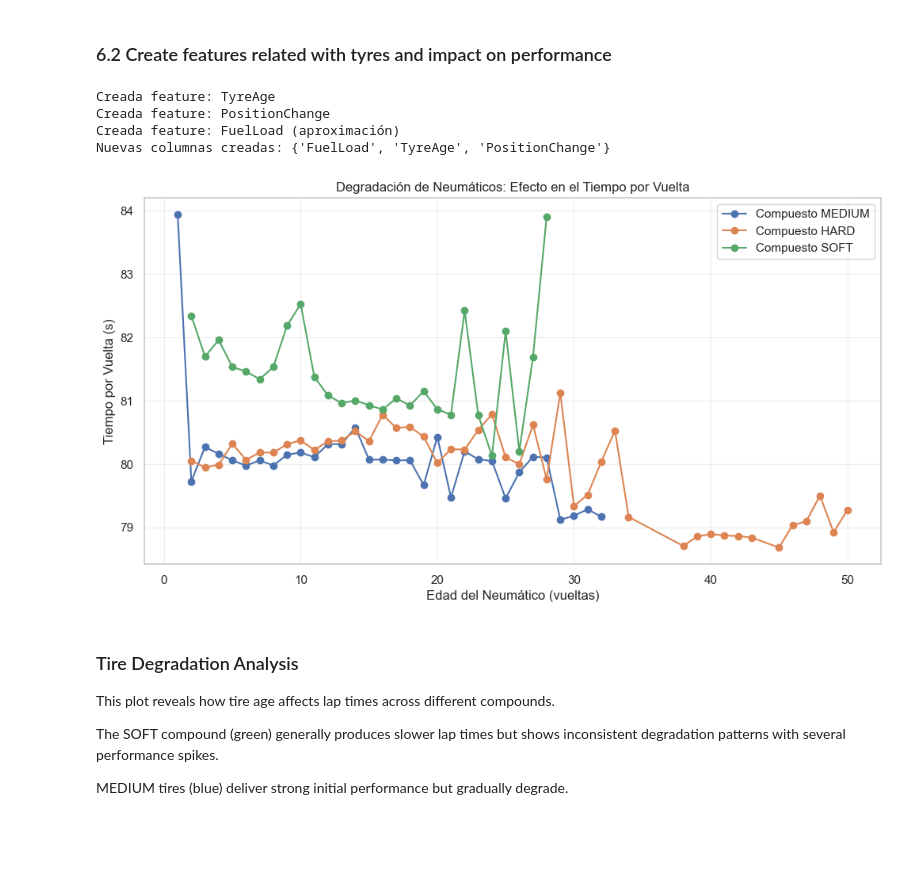
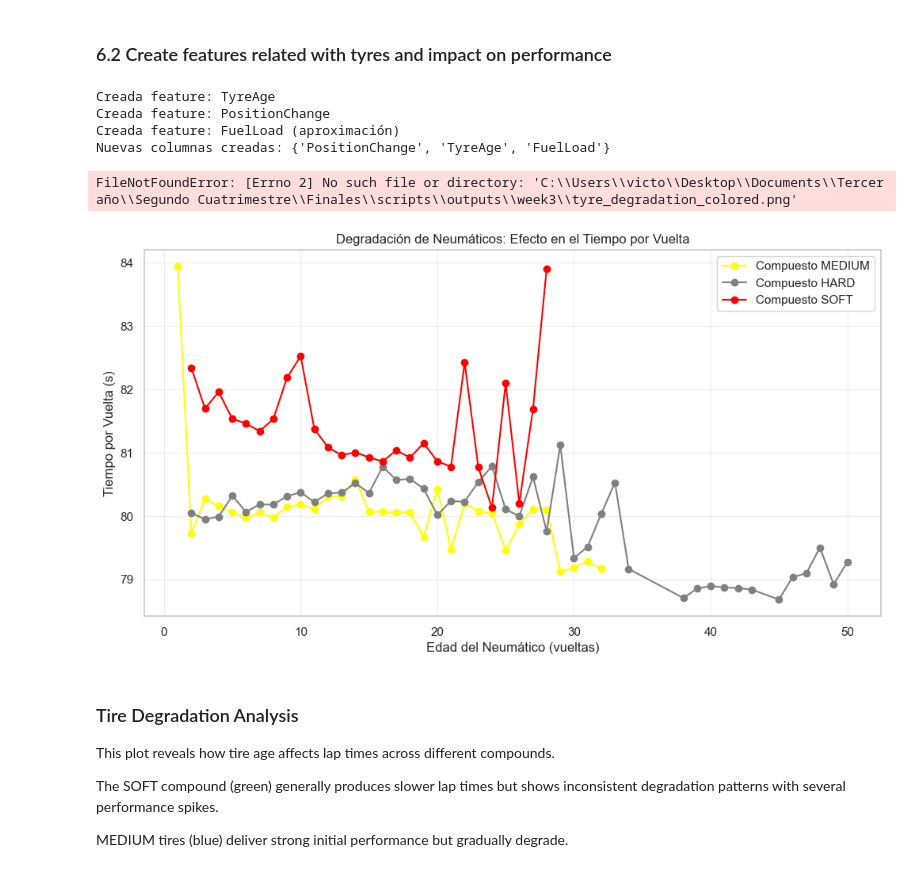
Before and after one commit to VforVitorio/F1_Strat_Manager, a Jupyter notebook: scripts/lap_prediction.ipynb, the cells around one changed output. Drawn from its saved outputs; the diff is of its cells as text; code cells hidden in the pictures; blank space fills up the shorter version.

Commit message:
created exceptional data csv and changed colors to compound graphic

```diff
--- a/scripts/lap_prediction.ipynb
+++ b/scripts/lap_prediction.ipynb
@@ -497,7 +497,7 @@ def clean_time_data(df):
         outlier_data.loc[outlier_data['LapTime'] > q3, 'OutlierType'] = 'VerySlow'
 
         # Guardar para uso futuro en estrategias
-        outlier_data.to_csv('data/processed/exceptional_laps.csv', index=False)
+        outlier_data.to_csv('../f1-strategy/data/raw/processed/exceptional_laps.csv', index=False)
         print(f"Guardados {len(outlier_data)} registros de vueltas excepcionales para análisis estratégico.")
 
         # Continuar con el filtrado para el modelo predictivo
@@ -599,36 +600,42 @@ print(f"Nuevas columnas creadas: {new_columns}")
 Creada feature: TyreAge
 Creada feature: PositionChange
 Creada feature: FuelLoad (aproximación)
-Nuevas columnas creadas: {'FuelLoad', 'TyreAge', 'PositionChange'}
+Nuevas columnas creadas: {'PositionChange', 'TyreAge', 'FuelLoad'}
 # %%
 compound_colors = {
     'SOFT': 'red',
     'MEDIUM': 'yellow',
     'HARD': 'gray',
     # Añadir otros compuestos si es necesario
     'INTERMEDIATE': 'green',
     'WET': 'blue'
 }
 
 # Visualizar la relación entre edad de neumáticos y tiempo por vuelta
 if 'TyreAge' in tyre_features_data.columns and 'Compound' in tyre_features_data.columns:
     plt.figure(figsize=(12, 6))
 
     # Filtrar por compuestos principales
     for compound in tyre_features_data['Compound'].unique():
         subset = tyre_features_data[tyre_features_data['Compound'] == compound]
         # Agrupar por edad de neumático y calcular promedio
         agg_data = subset.groupby('TyreAge')['LapTime'].mean().reset_index()
-        plt.plot(agg_data['TyreAge'], agg_data['LapTime'], 'o-', label=f'Compuesto {compound}')
+
+        # Usar el color correspondiente del diccionario
+        color = compound_colors.get(compound, 'black')  # 'black' como color por defecto
+        plt.plot(agg_data['TyreAge'], agg_data['LapTime'], 'o-',
+                 color=color, label=f'Compuesto {compound}')
 
     plt.xlabel('Edad del Neumático (vueltas)')
     plt.ylabel('Tiempo por Vuelta (s)')
     plt.title('Degradación de Neumáticos: Efecto en el Tiempo por Vuelta')
     plt.legend()
     plt.grid(True, alpha=0.3)
+    plt.savefig('../outputs/week3/tyre_degradation_colored.png')
     plt.show()
 # %% [output]
+FileNotFoundError: [Errno 2] No such file or directory: 'C:\\Users\\victo\\Desktop\\Documents\\Tercer año\\Segundo Cuatrimestre\\Finales\\scripts\\outputs\\week3\\tyre_degradation_colored.png'
-[figure, old version]
+[figure, new version]
 # %% [markdown]
 ### Tire Degradation Analysis
 
```
Also changed, not shown: parts of 5 cells of this notebook.
